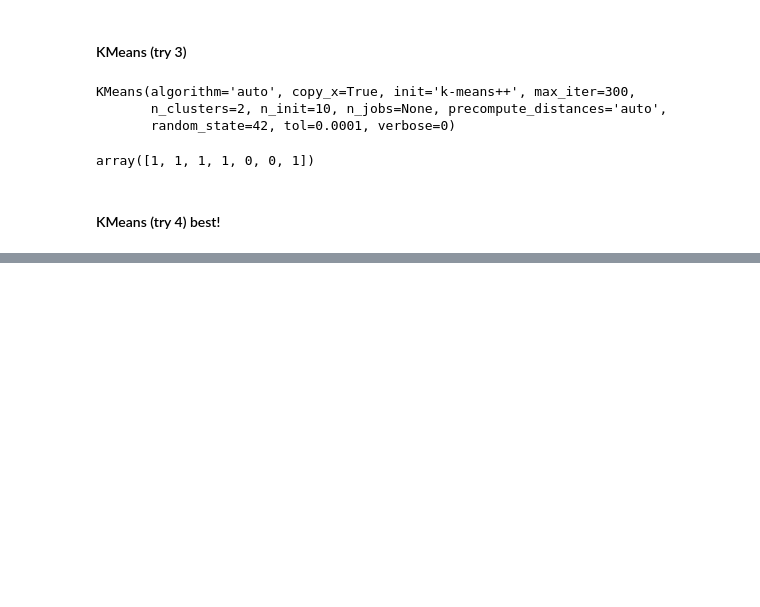
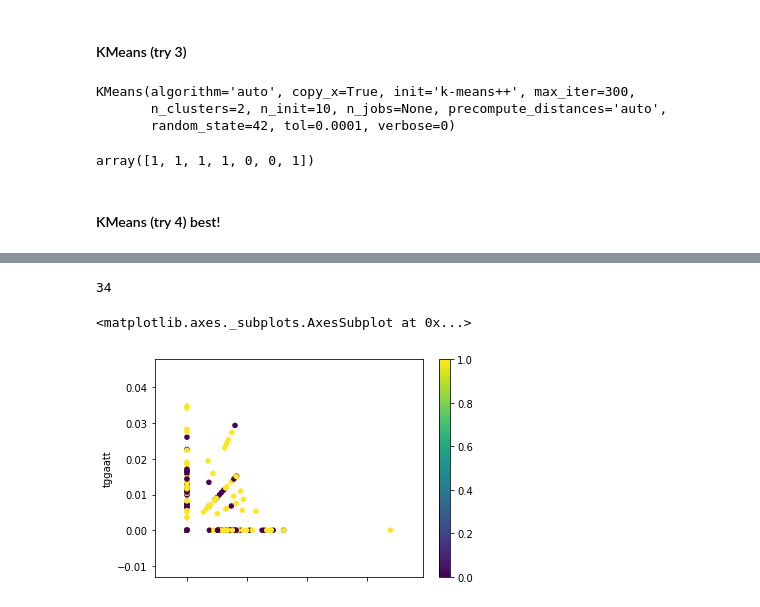
Before and after one commit to solislemuslab/mycovirus-ml, a Jupyter notebook: scripts/lukeSelberg/workspace.ipynb, the cells around one changed output, grey strips where cells are left out. Cells and saved outputs as stored; diff of their text form; code cells hidden in the pictures; blank space fills up the shorter version.

Commit message:
Developed kmeans, pca, spectral clustering, and mean shift models

```diff
--- a/scripts/lukeSelberg/workspace.ipynb
+++ b/scripts/lukeSelberg/workspace.ipynb
@@ -296,0 +211,5 @@ show.plot.scatter(x=0, y=1, style="o", c=labels, cmap = "viridis", s=2)
+# %%
+km4 = KMeans(random_state = 42, n_clusters = 2)
+# only use columns that confirmed virus killers have no zeros in for kmer length 7
+cols4 = kmer7Table1.loc[:, (kmer7Table1 == 0).any(axis=0) != True].columns
+km4.fit(kmer7Table01[cols4])
@@ -296,0 +220,4 @@ show.plot.scatter(x=0, y=1, style="o", c=labels, cmap = "viridis", s=2)
+# %%
+# last 7 numbers in array are clusters for virus killers
+y_hat4 = km4.predict(kmer7Table01[cols4])
+y_hat4[343:]
@@ -296,0 +245,10 @@ show.plot.scatter(x=0, y=1, style="o", c=labels, cmap = "viridis", s=2)
+# %%
+print(len(kmer7Table01[cols4].columns))
+# %% [output]
+34
+# %%
+# KMeans labels
+kmer7Table01[cols4].plot.scatter(x=7, y=28, c=y_hat4, cmap="viridis")
+# %% [output]
+<matplotlib.axes._subplots.AxesSubplot at 0x...>
+[figure, added]
```
Also changed, not shown: parts of 50 cells of this notebook, 1 other file.
